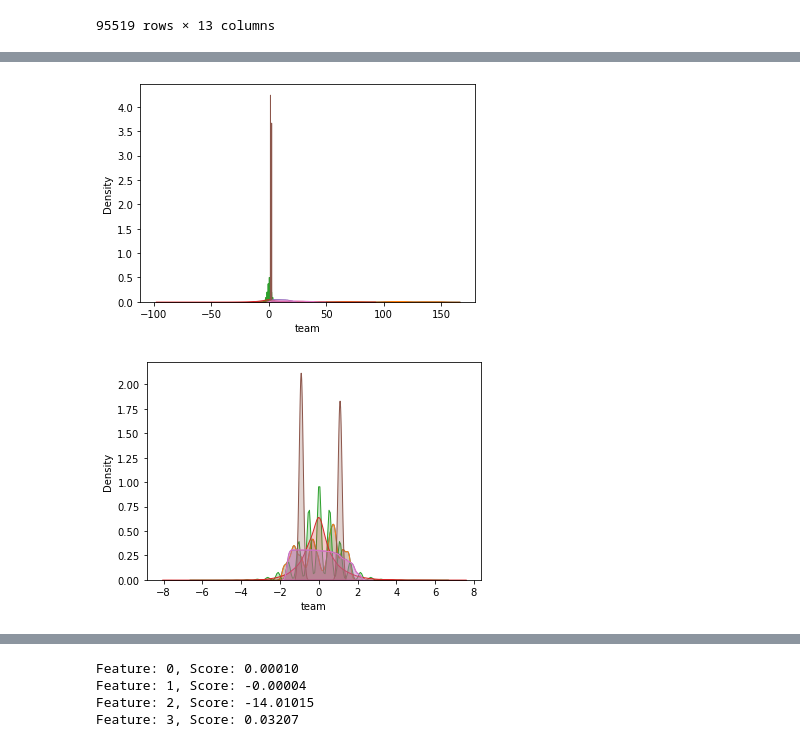
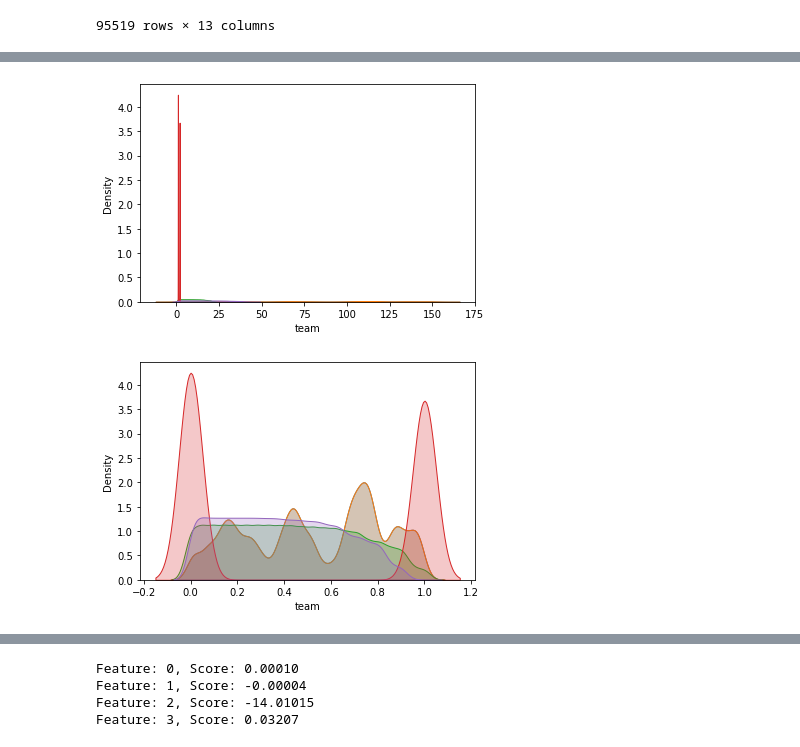
Before and after one commit to joseb061/Master-projects, a Jupyter notebook: Python-quiniela/analysis/Machine Learning.ipynb, the cells around one changed output, grey strips where cells are left out. Cells and saved outputs as stored; diff of their text form; code cells hidden in the pictures.

```diff
--- a/Python-quiniela/analysis/Machine Learning.ipynb
+++ b/Python-quiniela/analysis/Machine Learning.ipynb
@@ -107,5 +117,5 @@ df1
 # %%
-feature_cols = ['team','Away_team','GD','GD_cum','rank','division','matchday']
+feature_cols = ['team','Away_team','rank','division','matchday']
 features = df1.loc[:,feature_cols]
 target = df1.result
 
@@ -113,20 +123,18 @@ target = df1.result
 for col in features:
     sns.kdeplot(features[col], shade=True)
 # %% [output]
-[figure, old version]
+[figure, new version]
 # %%
+#normalize with Normalize
+# fit scaler on training data
+scale_2 = MinMaxScaler().fit(features)
 
-#normalize with Standarize
-# fit on training data column
-scale = StandardScaler().fit(features)
-
-# transform the training data column
-scaled_df= scale.transform(features)
-featuresNorm= pd.DataFrame(scaled_df, columns= feature_cols)
-featuresNorm.head()
-
+# transform training data
+scale_df_normalize = scale_2.transform(features)
+featureNorm= pd.DataFrame(scale_df_normalize, columns= feature_cols)
+featureNorm.head()
 
 for col in features:
-    sns.kdeplot(featuresNorm[col], shade=True)
+    sns.kdeplot(featureNorm[col], shade=True)
 # %% [output]
-[figure, old version]
+[figure, new version]
```
Also changed, not shown: parts of 24 cells of this notebook.
